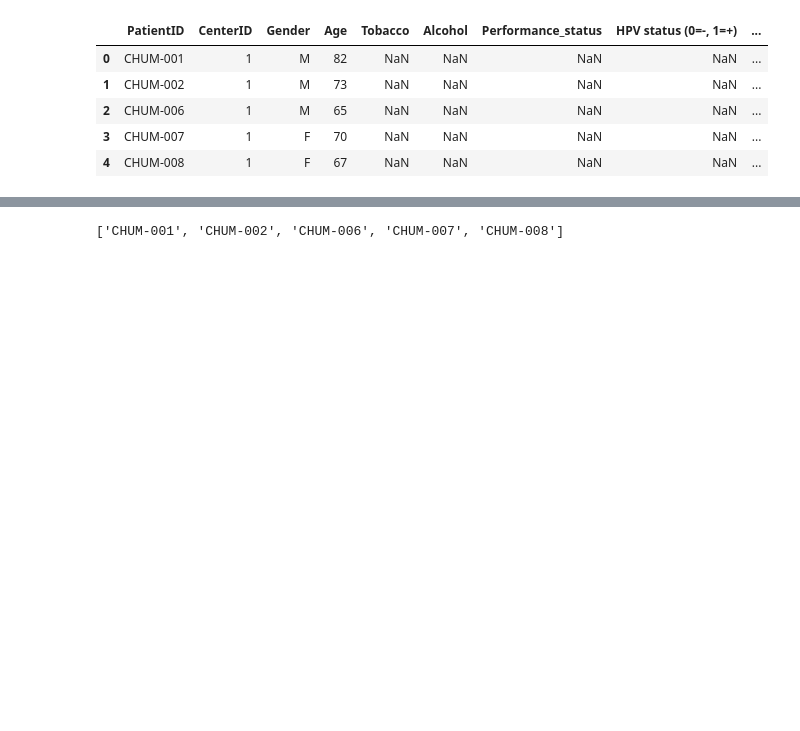
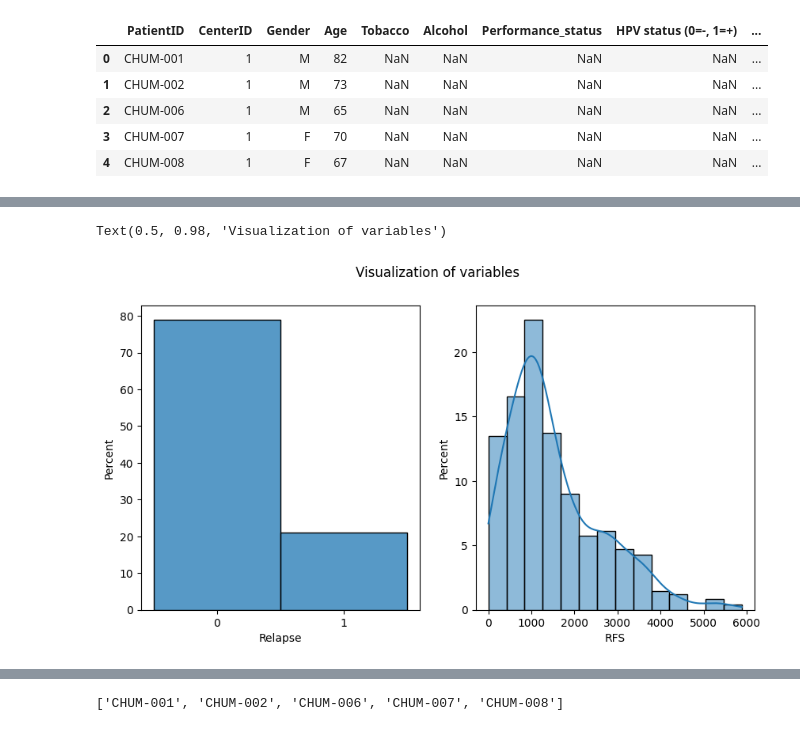
Before and after one commit to jbindaAI/HECKTOR, a Jupyter notebook: data_preparation.ipynb, the cells around one changed output, grey strips where cells are left out. Drawn from its saved outputs; the diff is of its cells as text; code cells hidden in the pictures; blank space fills up the shorter version.

```diff
--- a/data_preparation.ipynb
+++ b/data_preparation.ipynb
@@ -34,0 +54,26 @@ clinical_df.head()
+# %%
+fig, axs = plt.subplots(1, 2, figsize=(10,5))
+
+# Distribution of censored and non-censored examples.
+bins = [-0.5, 0.5, 1.5]
+sns.histplot(endpoint,
+             x="Relapse",
+             kde=False,
+             bins=bins,
+             stat="percent",
+             ax=axs[0])
+axs[0].set_xticks([0, 1])
+axs[0].set_xticklabels(['0', '1'])
+
+# Distribution of RFS.
+sns.histplot(endpoint,
+             x="RFS",
+             kde=True,
+             bins=14,
+             stat="percent",
+             ax=axs[1])
+
+plt.suptitle("Visualization of variables")
+# %% [output]
+Text(0.5, 0.98, 'Visualization of variables')
+[figure, added]
```
Also changed, not shown: parts of 21 cells of this notebook, 11 other files.
